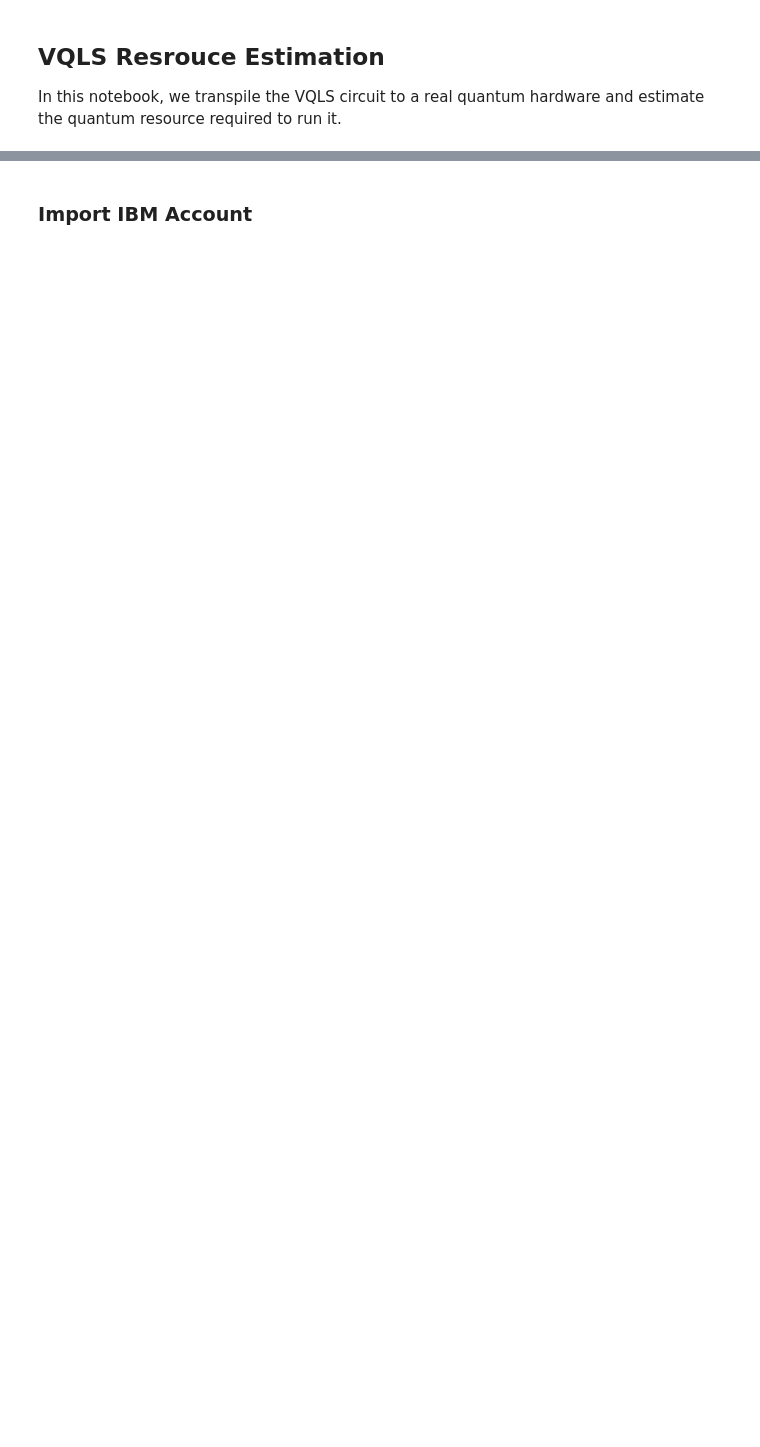
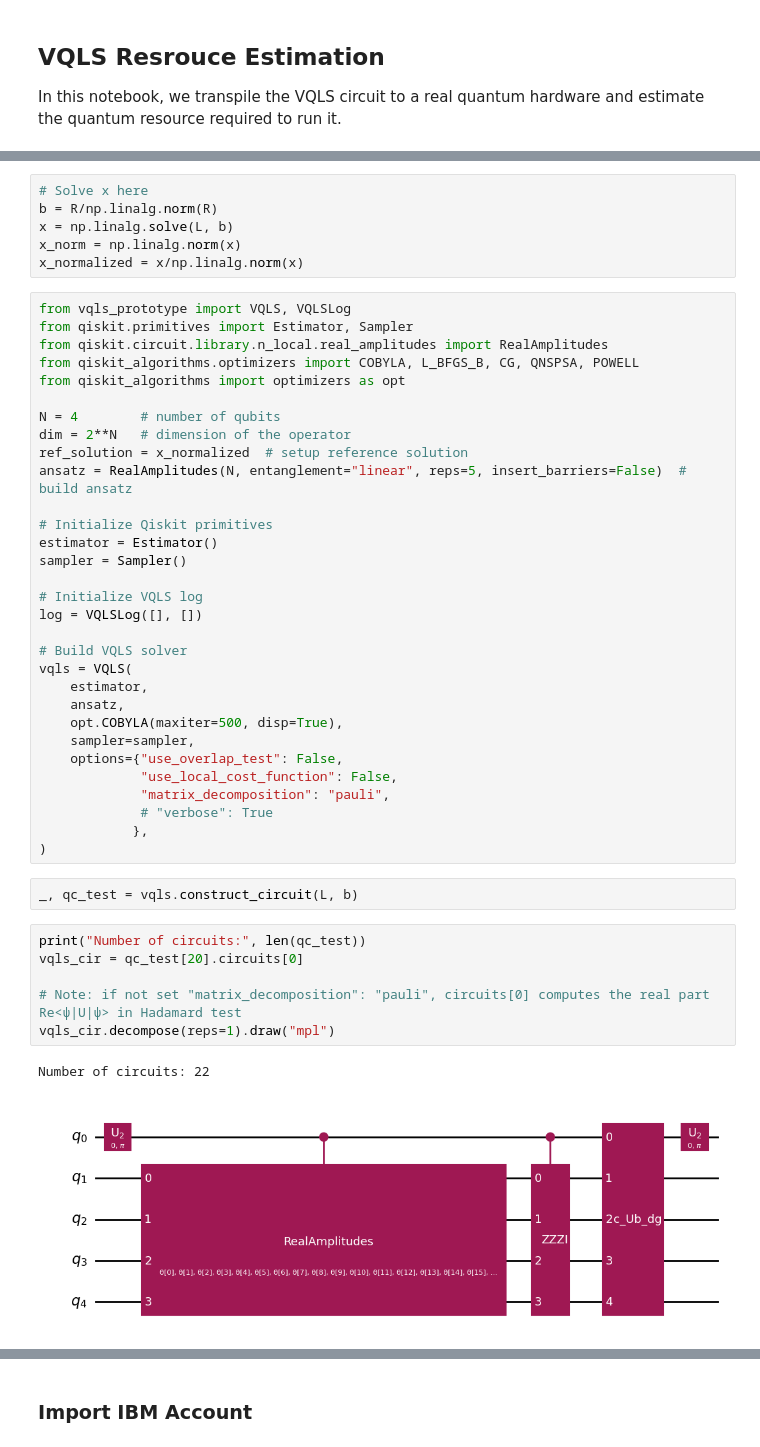
Before and after one commit to comp-physics/NISQ-Quantum-CFD, a Jupyter notebook: Resource Estimation/Resource Estimation.ipynb, the cells around one changed output, grey strips where cells are left out. Cells and saved outputs as stored; diff of their text form; blank space fills up the shorter version.

```diff
--- a/Resource Estimation/Resource Estimation.ipynb
+++ b/Resource Estimation/Resource Estimation.ipynb
@@ -16 +157,49 @@ vqls_cir.draw("mpl", fold=60)
+# %%
+# Solve x here
+b = R/np.linalg.norm(R)
+x = np.linalg.solve(L, b)
+x_norm = np.linalg.norm(x)
+x_normalized = x/np.linalg.norm(x)
+# %%
+from vqls_prototype import VQLS, VQLSLog
+from qiskit.primitives import Estimator, Sampler
+from qiskit.circuit.library.n_local.real_amplitudes import RealAmplitudes
+from qiskit_algorithms.optimizers import COBYLA, L_BFGS_B, CG, QNSPSA, POWELL
+from qiskit_algorithms import optimizers as opt
+
+N = 4        # number of qubits
+dim = 2**N   # dimension of the operator
+ref_solution = x_normalized  # setup reference solution
+ansatz = RealAmplitudes(N, entanglement="linear", reps=5, insert_barriers=False)  # build ansatz
+
+# Initialize Qiskit primitives
+estimator = Estimator()
+sampler = Sampler()
+
+# Initialize VQLS log
+log = VQLSLog([], [])
+
+# Build VQLS solver
+vqls = VQLS(
+    estimator,
+    ansatz,
+    opt.COBYLA(maxiter=500, disp=True),
+    sampler=sampler,
+    options={"use_overlap_test": False,
+             "use_local_cost_function": False,
+             "matrix_decomposition": "pauli",
+             # "verbose": True
+            },
+)
+# %%
+_, qc_test = vqls.construct_circuit(L, b)
+# %%
+print("Number of circuits:", len(qc_test))
+vqls_cir = qc_test[20].circuits[0]
+
+# Note: if not set "matrix_decomposition": "pauli", circuits[0] computes the real part Re<ψ|U|ψ> in Hadamard test
+vqls_cir.decompose(reps=1).draw("mpl")
+# %% [output]
+Number of circuits: 22
+[figure, added]
 # %%
```
Also changed, not shown: parts of 11 cells of this notebook, 1 other file.
